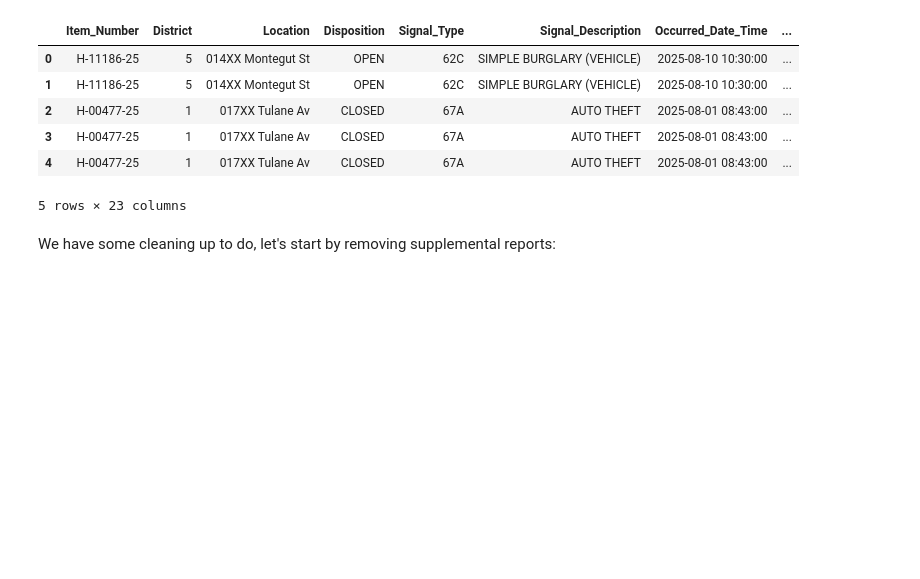
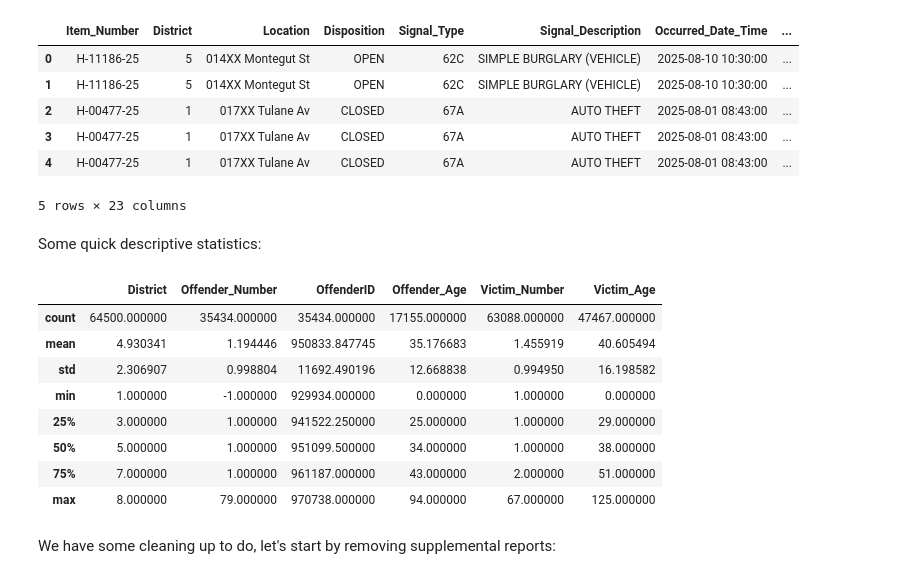
Before and after one commit to yarbschris/ds-final, a Jupyter notebook: finalProject.ipynb, the cells around one changed output. Saved outputs shown, nothing was run; the diff lists cells and outputs as text; code cells hidden in the pictures; blank space fills up the shorter version.

```diff
--- a/finalProject.ipynb
+++ b/finalProject.ipynb
@@ -57,6 +57,20 @@ police_reports.head()
 | 3 | H-00477-25 | 1 | 017XX Tulane Av | CLOSED | 67A | AUTO THEFT | 2025-08-01 08:43:00 | ... |
 | 4 | H-00477-25 | 1 | 017XX Tulane Av | CLOSED | 67A | AUTO THEFT | 2025-08-01 08:43:00 | ... |
 5 rows × 23 columns
+# %% [markdown]
+Some quick descriptive statistics:
+# %%
+police_reports.describe()
+# %% [output]
+|  | District | Offender_Number | OffenderID | Offender_Age | Victim_Number | Victim_Age |
+| count | 64500.000000 | 35434.000000 | 35434.000000 | 17155.000000 | 63088.000000 | 47467.000000 |
+| mean | 4.930341 | 1.194446 | 950833.847745 | 35.176683 | 1.455919 | 40.605494 |
+| std | 2.306907 | 0.998804 | 11692.490196 | 12.668838 | 0.994950 | 16.198582 |
+| min | 1.000000 | -1.000000 | 929934.000000 | 0.000000 | 1.000000 | 0.000000 |
+| 25% | 3.000000 | 1.000000 | 941522.250000 | 25.000000 | 1.000000 | 29.000000 |
+| 50% | 5.000000 | 1.000000 | 951099.500000 | 34.000000 | 1.000000 | 38.000000 |
+| 75% | 7.000000 | 1.000000 | 961187.000000 | 43.000000 | 2.000000 | 51.000000 |
+| max | 8.000000 | 79.000000 | 970738.000000 | 94.000000 | 67.000000 | 125.000000 |
 # %% [markdown]
 We have some cleaning up to do, let's start by removing supplemental reports:
 # %%
```
Also changed, not shown: parts of 12 cells of this notebook, 1 other file.
